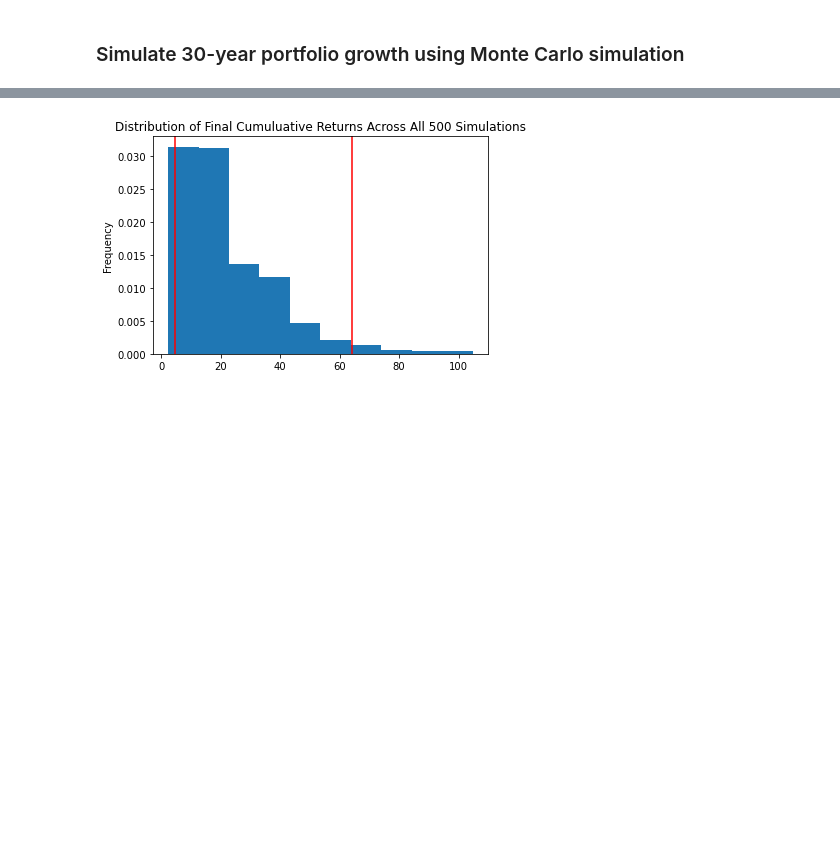
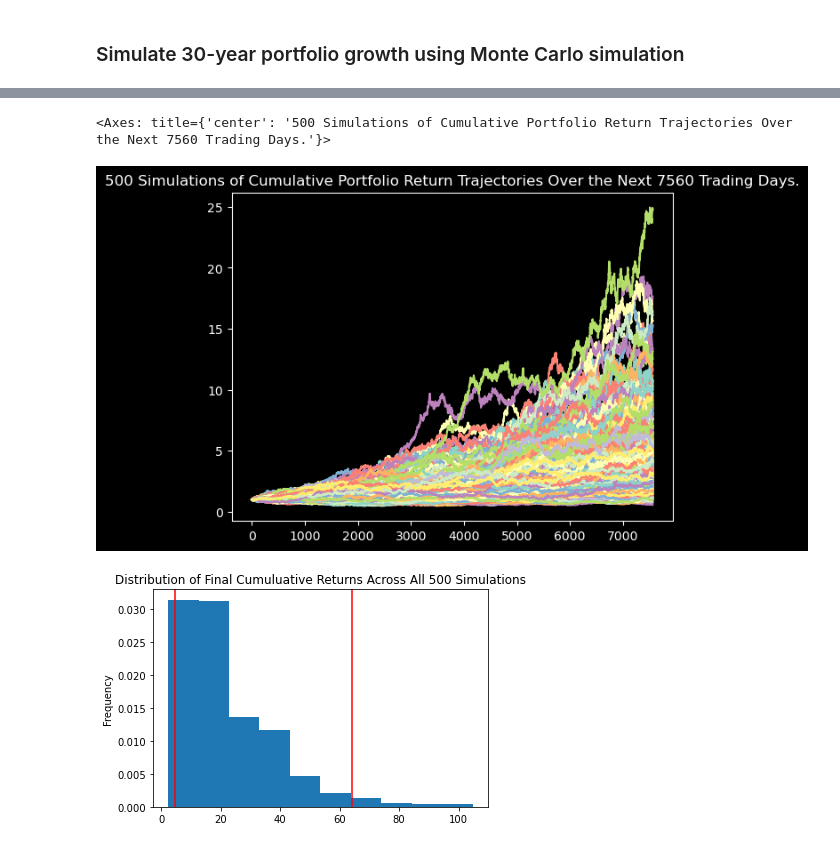
Before and after one commit to boz-tcm/api-challenge, a Jupyter notebook: financial-planner.ipynb, the cells around one changed output, grey strips where cells are left out. Cells and saved outputs as stored; diff of their text form; code cells hidden in the pictures; blank space fills up the shorter version.

```diff
--- a/financial-planner.ipynb
+++ b/financial-planner.ipynb
@@ -367,11 +372,0 @@ display(investment_assets_daily_returns_40_60_mc_df) # Investment asset returns
-# %%
-# Running a Monte Carlo simulation to forecast 30 years cumulative returns
-# weights variable enters as 40% AGG, 60% SPY
-# num_simulation variable enters as 500 monte carlo trials, or simulations
-# num_trading_days variable enters as 30 years @ 252 trading days per year
-MC_30_year = MCSimulation(
-    portfolio_data = investment_assets_daily_returns_40_60_mc_df,
-    weights = ticker_weights_mc,
-    num_simulation = 500,
-    num_trading_days = 252*30
-)
@@ -414,3 +400,10 @@ Running Monte Carlo simulation number 490.
+# %%
+# Plot simulation outcomes
+plot_title = 'Monte Carlo Portfolio Simulation: 500 Trials of Forecasted Accumulated Returns Over Next 30 Years for 60/40 SPY/AGG Portfolio'
+MC_30_year.plot_simulation()
+# %% [output]
+<Axes: title={'center': '500 Simulations of Cumulative Portfolio Return Trajectories Over the Next 7560 Trading Days.'}>
+[figure, added]
 # %%
 # Plot probability distribution and confidence intervals
 # YOUR CODE HERE!
```
Also changed, not shown: parts of 12 cells of this notebook, 2 other files.
